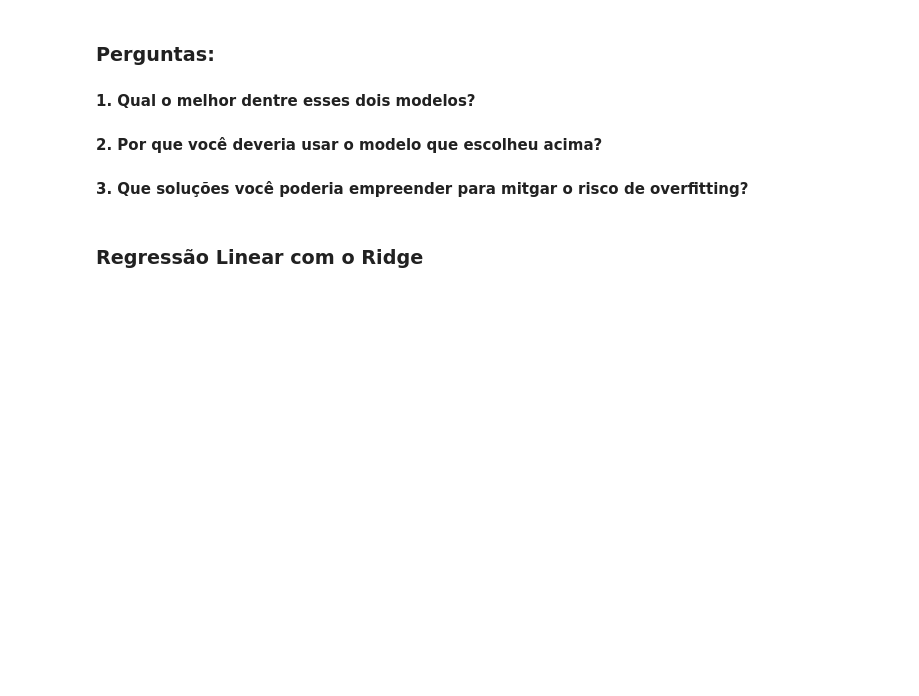
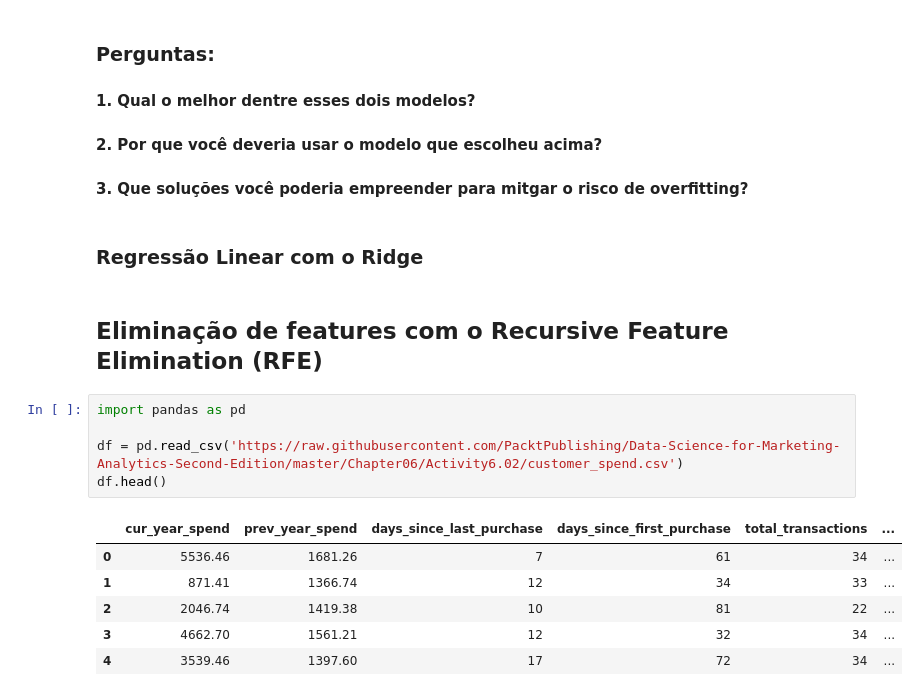
Before and after one commit to alexlopespereira/idp_competenciasdegestao, a Jupyter notebook: Notebooks/Aula5/Aula5_PredicaoVendas.ipynb, the cells around one changed output. Drawn from its saved outputs; the diff is of its cells as text; blank space fills up the shorter version.

```diff
--- a/Notebooks/Aula5/Aula5_PredicaoVendas.ipynb
+++ b/Notebooks/Aula5/Aula5_PredicaoVendas.ipynb
@@ -315,3 +316,17 @@ MAE: 4544.416946418695
 #### 3. Que soluções você poderia empreender para mitgar o risco de overfitting?
 # %% [markdown]
 ### Regressão Linear com o Ridge
+# %% [markdown]
+## Eliminação de features com o Recursive Feature Elimination (RFE)
+# %%
+import pandas as pd
+
+df = pd.read_csv('https://raw.githubusercontent.com/PacktPublishing/Data-Science-for-Marketing-Analytics-Second-Edition/master/Chapter06/Activity6.02/customer_spend.csv')
+df.head()
+# %% [output]
+|  | cur_year_spend | prev_year_spend | days_since_last_purchase | days_since_first_purchase | total_transactions | ... |
+| 0 | 5536.46 | 1681.26 | 7 | 61 | 34 | ... |
+| 1 | 871.41 | 1366.74 | 12 | 34 | 33 | ... |
+| 2 | 2046.74 | 1419.38 | 10 | 81 | 22 | ... |
+| 3 | 4662.70 | 1561.21 | 12 | 32 | 34 | ... |
+| 4 | 3539.46 | 1397.60 | 17 | 72 | 34 | ... |
```
Also changed, not shown: parts of 10 cells of this notebook.
